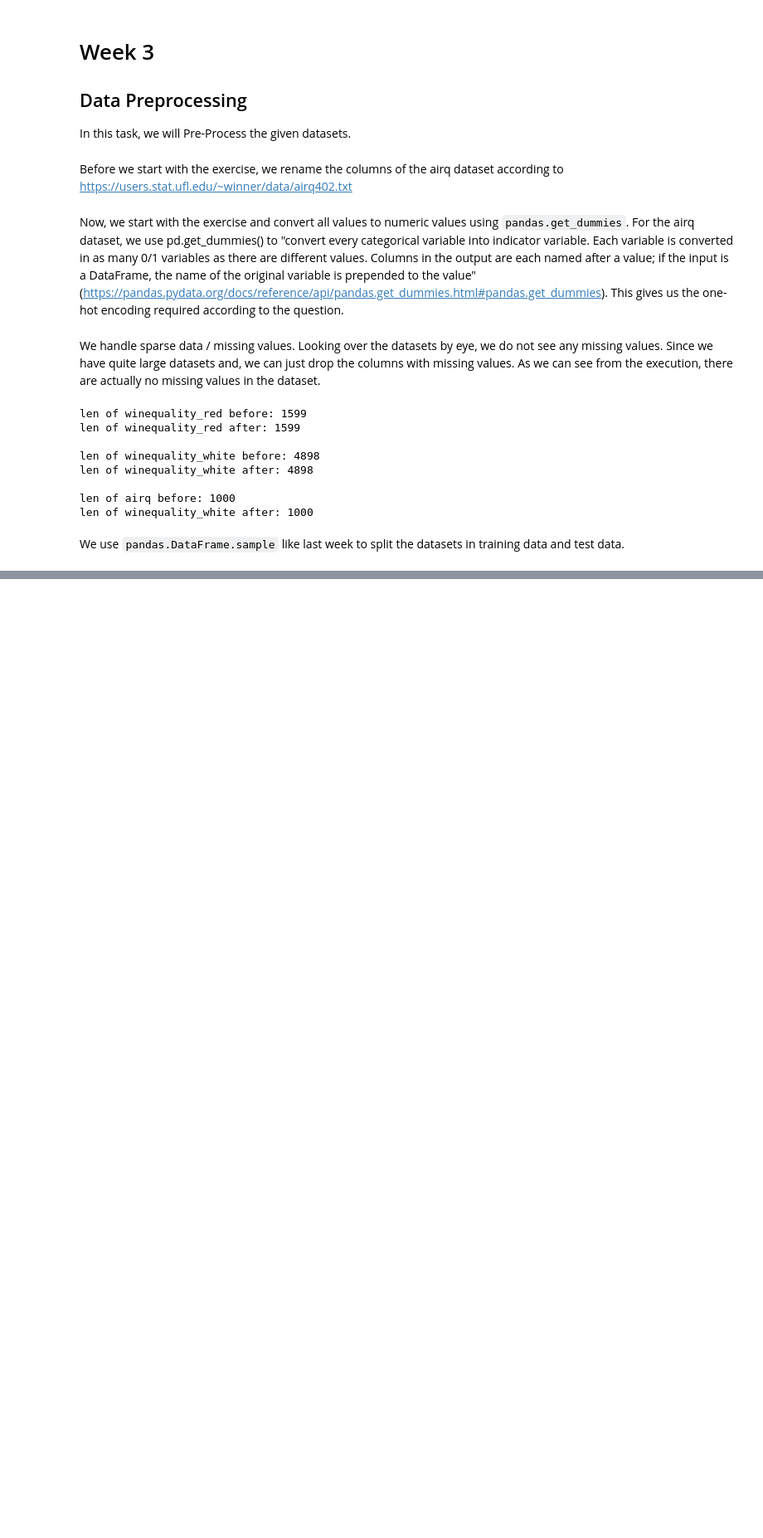
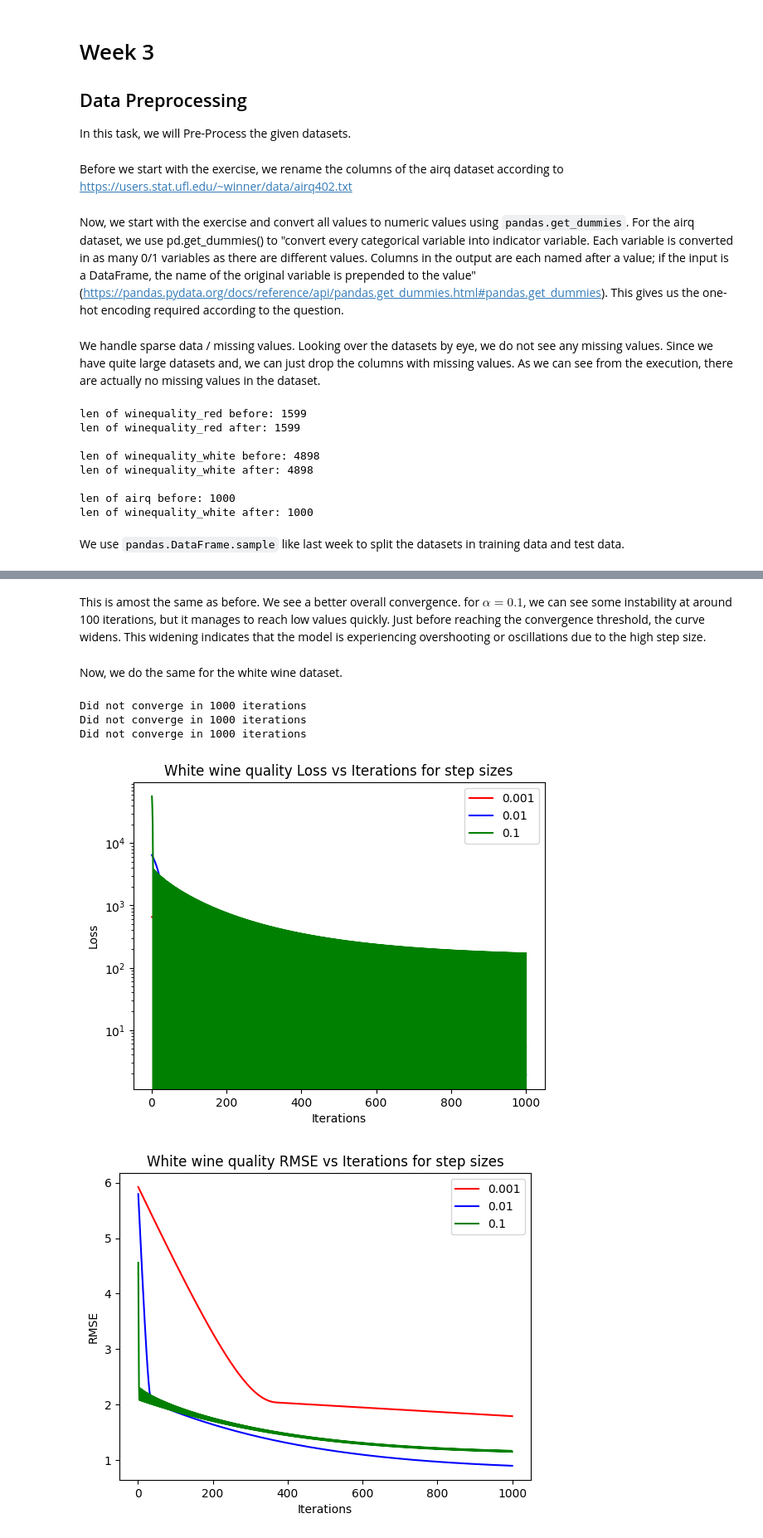
Before and after one commit to moOritzl/bachelorpraktikum-applied-machine-learning, a Jupyter notebook: Week_03/Data_Processing_Gradient_Descent.ipynb, the cells around one changed output, grey strips where cells are left out. Shown at 83% size. Drawn from its saved outputs; the diff is of its cells as text; code cells hidden in the pictures; blank space fills up the shorter version.

```diff
--- a/Week_03/Data_Processing_Gradient_Descent.ipynb
+++ b/Week_03/Data_Processing_Gradient_Descent.ipynb
@@ -245,0 +287,44 @@ Shape of residuals: (200,)
+# %% [markdown]
+This is amost the same as before. We see a better overall convergence.
+for $\alpha = 0.1$, we can see some instability at around 100 iterations, but it manages to reach low values quickly. Just before reaching the convergence threshold, the curve widens. This widening indicates that the model is experiencing overshooting or oscillations due to the high step size.
+# %% [markdown]
+Now, we do the same for the white wine dataset.
+# %%
+model = LinRegGradDesc()
+
+wine_white_train_X = wine_white_train.drop('quality', axis=1).to_numpy()
+wine_white_train_y = wine_white_train['quality'].to_numpy().reshape(-1, 1)
+
+loss_0, rmse_0 = model.fit(wine_white_train_X, wine_white_train_y, alpha=0.001, i_max=1000, epsilon=1)
+loss_1, rmse_1 = model.fit(wine_white_train_X, wine_white_train_y, alpha=0.01, i_max=1000, epsilon=1)
+loss_2, rmse_2 = model.fit(wine_white_train_X, wine_white_train_y, alpha=0.1, i_max=1000, epsilon=1)
+
+plt.plot(range(1, len(loss_0) + 1), loss_0, label='0.001', color='red')
+plt.plot(range(1, len(loss_1) + 1), loss_1, label='0.01', color='blue')
+plt.plot(range(1, len(loss_2) + 1), loss_2, label='0.1', color='green')
+
+plt.xlabel('Iterations')
+plt.ylabel('Loss')
+plt.yscale('log')
+plt.title('White wine quality Loss vs Iterations for step sizes')
+plt.legend()
+plt.show()
+plt.close()
+
+plt.plot(range(1, len(rmse_0) + 1), rmse_0, label='0.001', color='red')
+plt.plot(range(1, len(rmse_1) + 1), rmse_1, label='0.01', color='blue')
+plt.plot(range(1, len(rmse_2) + 1), rmse_2, label='0.1', color='green')
+
+plt.xlabel('Iterations')
+plt.ylabel('RMSE')
+# plt.yscale('log')
+plt.title('White wine quality RMSE vs Iterations for step sizes')
+plt.legend()
+plt.show()
+plt.close()
+# %% [output]
+Did not converge in 1000 iterations
+Did not converge in 1000 iterations
+Did not converge in 1000 iterations
+[figure, added]
+[figure, added]
```
Also changed, not shown: parts of 15 cells of this notebook, 2 other files.
